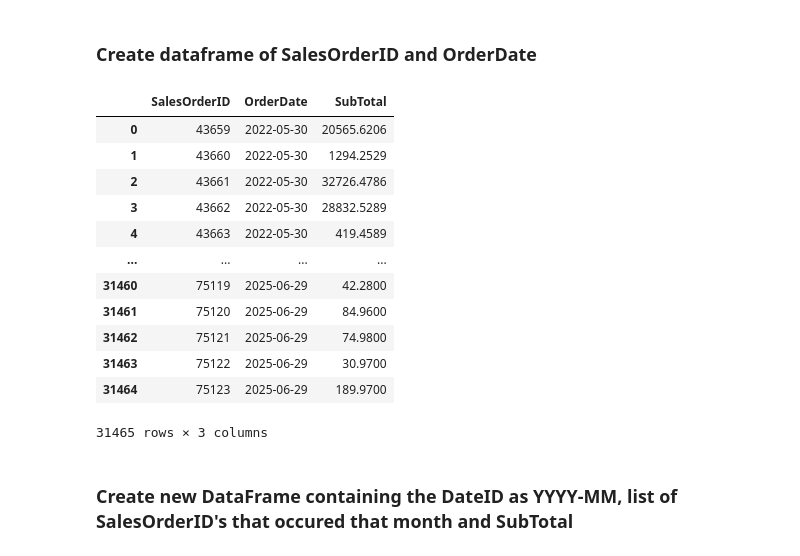
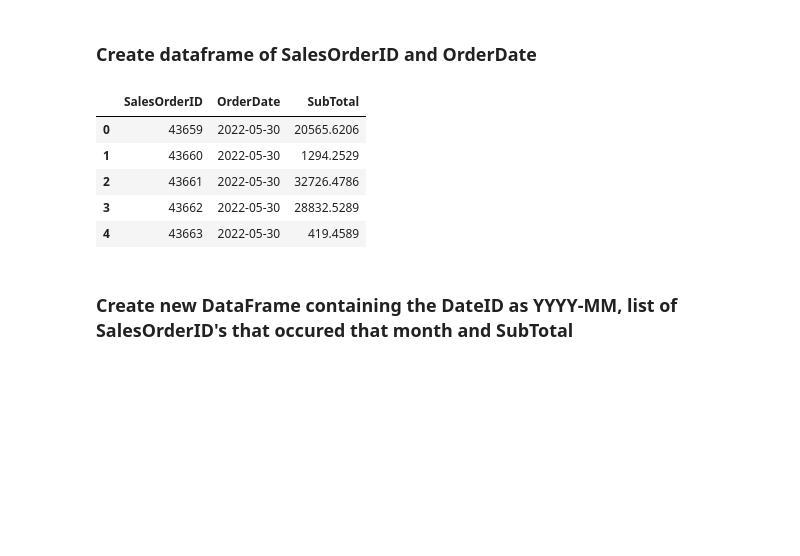
Before and after one commit to markusgunnar/AdventureWorks2025, a Jupyter notebook: Results_Rework.ipynb, the cells around one changed output. Drawn from its saved outputs; the diff is of its cells as text; code cells hidden in the pictures; blank space fills up the shorter version.

```diff
--- a/Results_Rework.ipynb
+++ b/Results_Rework.ipynb
@@ -396,26 +362,19 @@ Sub Category 2 has the most revenue at 43,978,443.2489 and Sub Category 33 has t
 # %%
 # Specify a query and get dataframe of OrderDates
 order_query = """
 SELECT SalesOrderID, OrderDate, SubTotal
 FROM Sales.SalesOrderHeader
 """
 
 order_df = query_df(order_query)
-order_df
+order_df.head()
 # %% [output]
 |  | SalesOrderID | OrderDate | SubTotal |
 | 0 | 43659 | 2022-05-30 | 20565.6206 |
 | 1 | 43660 | 2022-05-30 | 1294.2529 |
 | 2 | 43661 | 2022-05-30 | 32726.4786 |
 | 3 | 43662 | 2022-05-30 | 28832.5289 |
 | 4 | 43663 | 2022-05-30 | 419.4589 |
-| ... | ... | ... | ... |
-| 31460 | 75119 | 2025-06-29 | 42.2800 |
-| 31461 | 75120 | 2025-06-29 | 84.9600 |
-| 31462 | 75121 | 2025-06-29 | 74.9800 |
-| 31463 | 75122 | 2025-06-29 | 30.9700 |
-| 31464 | 75123 | 2025-06-29 | 189.9700 |
-31465 rows × 3 columns
 # %% [markdown]
 ### Create new DataFrame containing the DateID as YYYY-MM, list of SalesOrderID's that occured that month and SubTotal
 # %%
```
Also changed, not shown: parts of 11 cells of this notebook.
